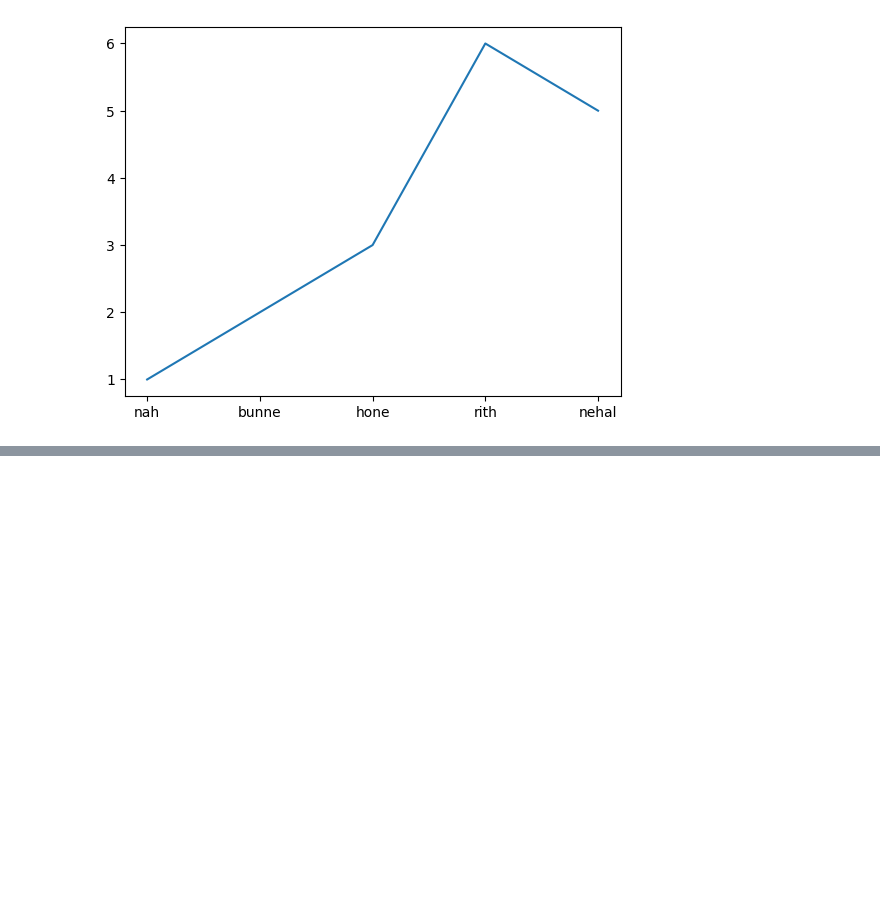
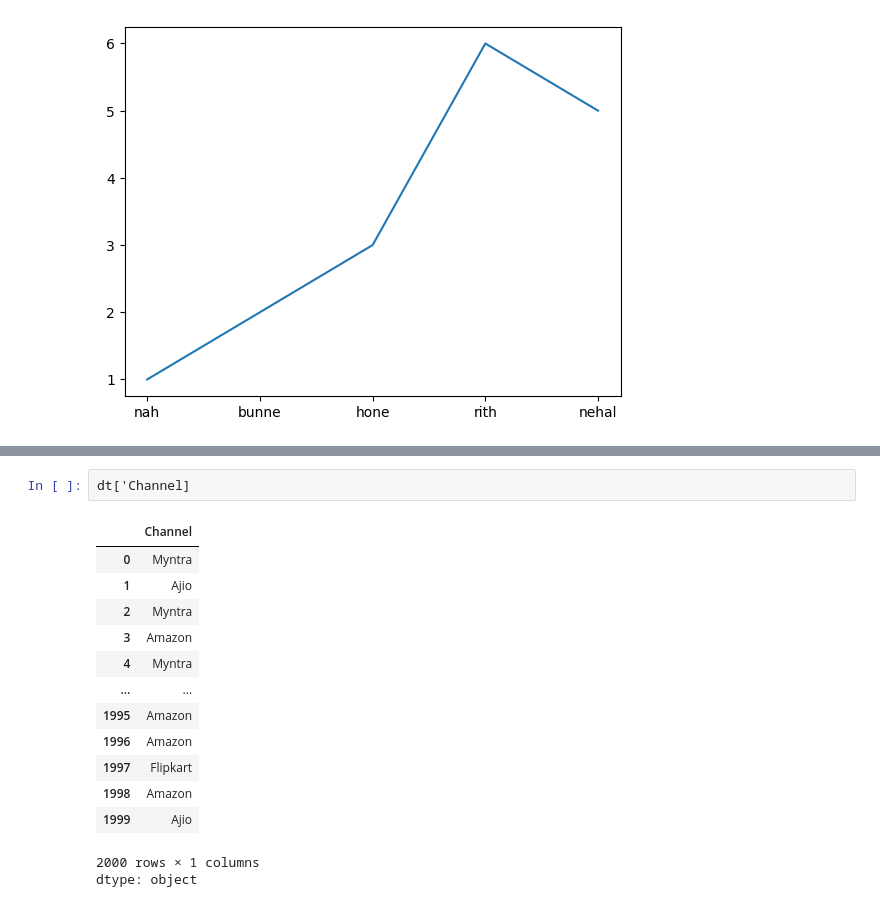
Before and after one commit to allunanda12/data-analytics-practice, a Jupyter notebook: Untitled18.ipynb, the cells around one changed output, grey strips where cells are left out. Drawn from its saved outputs; the diff is of its cells as text; blank space fills up the shorter version.

```diff
--- a/Untitled18.ipynb
+++ b/Untitled18.ipynb
@@ -50,0 +157,17 @@ high active member rith
+# %%
+dt['Channel]
+# %% [output]
+|  | Channel |
+| 0 | Myntra |
+| 1 | Ajio |
+| 2 | Myntra |
+| 3 | Amazon |
+| 4 | Myntra |
+| ... | ... |
+| 1995 | Amazon |
+| 1996 | Amazon |
+| 1997 | Flipkart |
+| 1998 | Amazon |
+| 1999 | Ajio |
+2000 rows × 1 columns
+dtype: object
```
Also changed, not shown: parts of 12 cells of this notebook.
